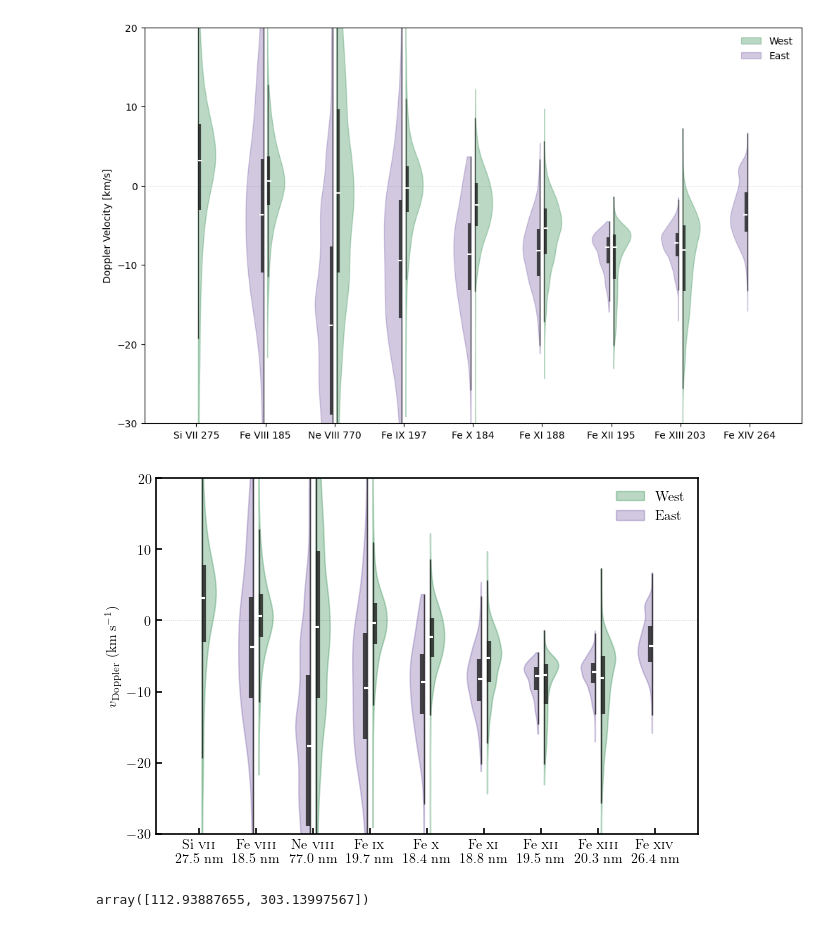
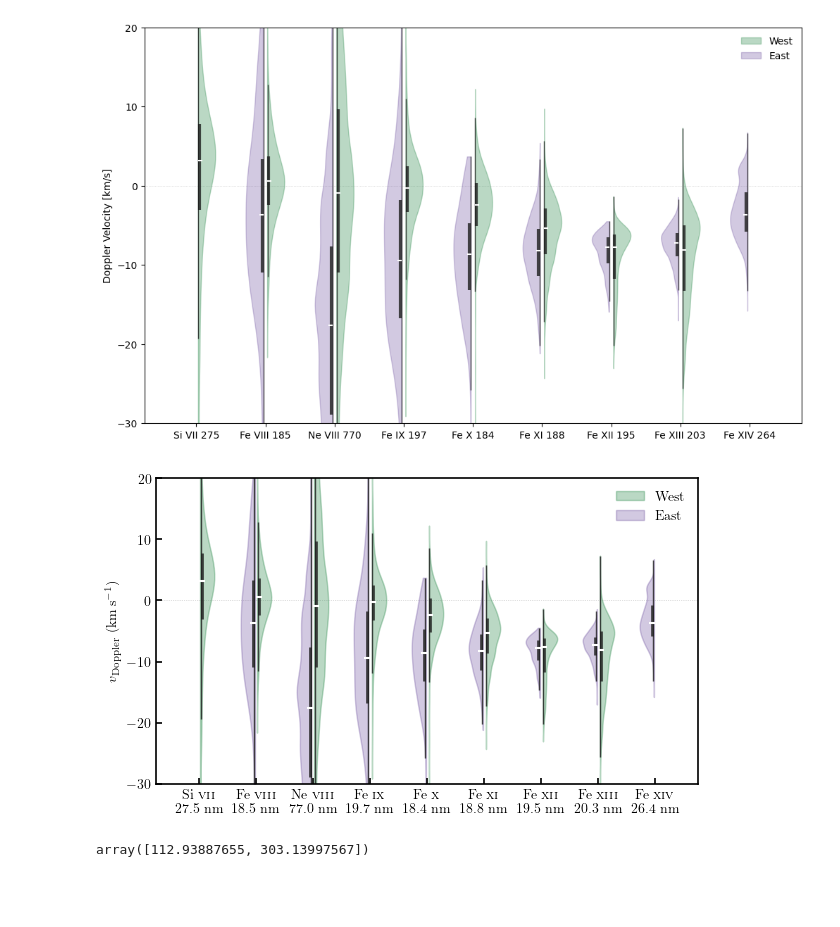
Before and after one commit to yjzhu-solar/EIS_DKIST_SolO, a Jupyter notebook: ipynb/eis/eis_dopper_vs_tmax_violin.ipynb, the cells around one changed output. Saved outputs shown, nothing was run; the diff lists cells and outputs as text; code cells hidden in the pictures; blank space fills up the shorter version.

```diff
--- a/ipynb/eis/eis_dopper_vs_tmax_violin.ipynb
+++ b/ipynb/eis/eis_dopper_vs_tmax_violin.ipynb
@@ -154,7 +154,7 @@ Text(0, 0.5, 'Doppler Velocity [km/s]')
 [figure]
 # %%
 with rc_context(ms_style_dict):
-    fig, ax = plt.subplots(layout='constrained', figsize=(6,4))
+    fig, ax = plt.subplots(layout='constrained', figsize=(6,3.5))
 
     labels = [r'Si \textsc{vii} 27.5', r'Fe \textsc{viii} 18.5', r'Ne \textsc{viii} 77.0', r'Fe \textsc{ix} 19.7',
               r'Fe \textsc{x} 18.4', r'Fe \textsc{xi} 18.8', r'Fe \textsc{xii} 19.5', r'Fe \textsc{xiii} 20.3',
@@ -187,12 +187,12 @@ with rc_context(ms_style_dict):
     for pc in vp_west['bodies']:
         pc.set_facecolor((27/255.,129/255.,62/255.,0.5))
         pc.set_edgecolor((27/255.,129/255.,62/255.,1))
-        pc.set_offsets([3,0])
+        pc.set_offsets([1.5,0])
 
     for pc in vp_east['bodies']:
         pc.set_facecolor((106/255.,76/255.,156/255.,0.5))
         pc.set_edgecolor((106/255.,76/255.,156/255.,1))
-        pc.set_offsets([-3,0])
+        pc.set_offsets([-1.5,0])
 
     west_quartile1, west_medians, west_quartile3 = [], [], []
 
@@ -206,48 +206,48 @@ with rc_context(ms_style_dict):
         for sorted_array, q1, q3 in zip(all_data_west, west_quartile1, west_quartile3)])
     west_whiskers_min, west_whiskers_max = west_whiskers[:, 0], west_whiskers[:, 1]
 
-    ln_quart_west = ax.vlines(position_west, west_quartile1, west_quartile3, color='#1C1C1C', linestyle='-', lw=3,
+    ln_quart_west = ax.vlines(position_west, west_quartile1, west_quartile3, color='#1C1C1C', linestyle='-', lw=2,
                             alpha=0.8)
-    ln_quart_west.set_offsets([4.9,0])
+    ln_quart_west.set_offsets([3.05,0])
     ln_whisker_west = ax.vlines(position_west, west_whiskers_min, west_whiskers_max, color='#1C1C1C', linestyle='-', lw=1,
                             alpha=0.8)
-    ln_whisker_west.set_offsets([3,0])
-    ln_median_west = ax.scatter(position_west+5.65/100, west_medians, marker='_', color='white', s=14,zorder=5)
+    ln_whisker_west.set_offsets([1.6,0])
+    ln_median_west = ax.scatter(position_west+5.2/100, west_medians, marker='_', color='white', s=15,zorder=5)
 
     east_quartile1, east_medians, east_quartile3 = [], [], []
 
     for data in all_data_east:
         east_quartile1.append(np.percentile(data, 25))
         east_medians.append(np.percentile(data, 50))
         east_quartile3.append(np.percentile(data, 75))
 
     east_whiskers = np.array([
         adjacent_values(sorted_array, q1, q3)
         for sorted_array, q1, q3 in zip(all_data_east, east_quartile1, east_quartile3)])
 
     east_whiskers_min, east_whiskers_max = east_whiskers[:, 0], east_whiskers[:, 1]
 
-    ln_quart_east = ax.vlines(position_east, east_quartile1, east_quartile3, color='#1C1C1C', linestyle='-', lw=3,
+    ln_quart_east = ax.vlines(position_east, east_quartile1, east_quartile3, color='#1C1C1C', linestyle='-', lw=2,
                             alpha=0.8)
-    ln_quart_east.set_offsets([-4.9,0])
+    ln_quart_east.set_offsets([-3.05,0])
     ln_whisker_east = ax.vlines(position_east, east_whiskers_min, east_whiskers_max, color='#1C1C1C', linestyle='-', lw=1,
                             alpha=0.8)
-    ln_whisker_east.set_offsets([-3,0])
-    ln_median_east = ax.scatter(position_east-5.65/100, east_medians, marker='_', color='white', s=14,zorder=5)
+    ln_whisker_east.set_offsets([-1.6,0])
+    ln_median_east = ax.scatter(position_east-5.2/100, east_medians, marker='_', color='white', s=15,zorder=5)
 
 
     ax.legend([vp_west['bodies'][0], vp_east['bodies'][0]], ['West', 'East'], frameon=False)
     ax.axhline(0, color='grey', lw=0.5, ls=':',alpha=0.5, zorder=0)
 
     ax.set_xticks(np.arange(1, len(labels) + 1), labels=labels)
     ax.set_xlim(0.25, len(labels) + 0.75)
     ax.set_ylim(-30,20)
     ax.set_ylabel(r'$v_{\rm Doppler}\ \mathrm{(km\,s^{-1})}$')
 
     plt.savefig('../../figs/test_figs/DopplerViolin_latex.pdf', dpi=300, bbox_inches='tight')
     plt.show()
 # %% [output]
-[figure, old version]
+[figure, new version]
 # %%
 ln_median_west.get_offset_transform().transform([1,0])
 # %% [output]
```
Also changed, not shown: 3 other files.
